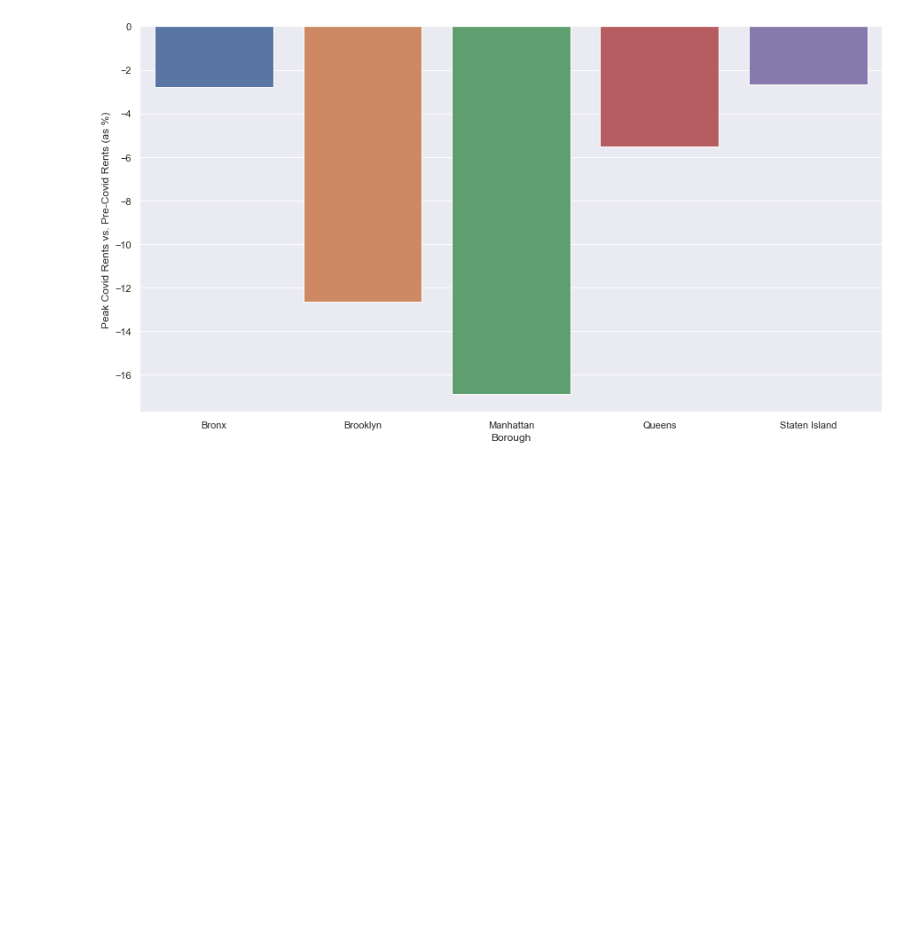
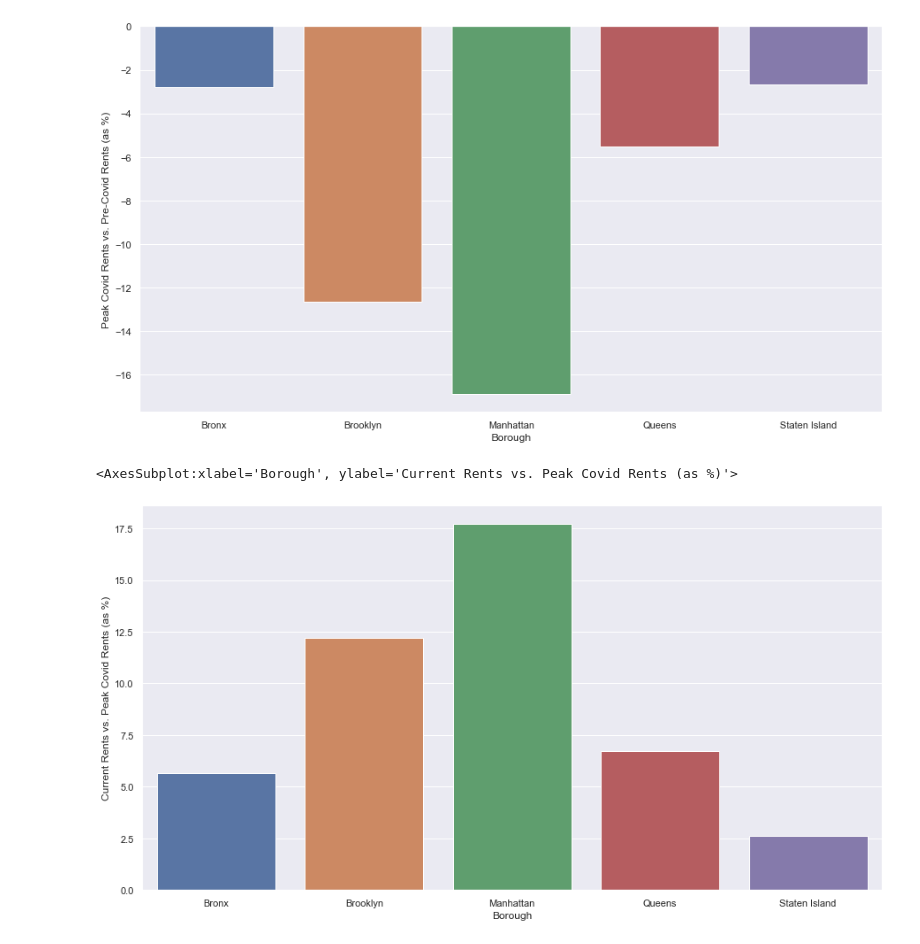
Before and after one commit to jackcopeland11/nyc_apartment_rent_analysis, a Jupyter notebook: python_project_final.ipynb, the cells around one changed output. Cells and saved outputs as stored; diff of their text form; code cells hidden in the pictures; blank space fills up the shorter version.

Commit message:
Added graphs to look at percent change by borough for several timeframes. Starting to work on correlation with census data

```diff
--- a/python_project_final.ipynb
+++ b/python_project_final.ipynb
@@ -139,3 +130,17 @@ sns.barplot(
 # %% [output]
 <AxesSubplot:xlabel='Borough', ylabel='Peak Covid Rents vs. Pre-Covid Rents (as %)'>
 [figure]
+# %%
+## Calculate the percent changes by borough of peak-covid rates vs current -- in order to see which is recovering well
+
+changes = rents_over_time.pivot_table('Median_Rent', ['Borough'], 'covid_timeline').reset_index()
+changes['Current Rents vs. Peak Covid Rents (as %)'] = ((changes['Current']- changes['Peak Covid'])/changes['Peak Covid'])*100
+
+sns.barplot(
+    x = 'Borough',
+    y = 'Current Rents vs. Peak Covid Rents (as %)',
+    data = changes
+)
+# %% [output]
+<AxesSubplot:xlabel='Borough', ylabel='Current Rents vs. Peak Covid Rents (as %)'>
+[figure, added]
```
Also changed, not shown: parts of 4 cells of this notebook.
